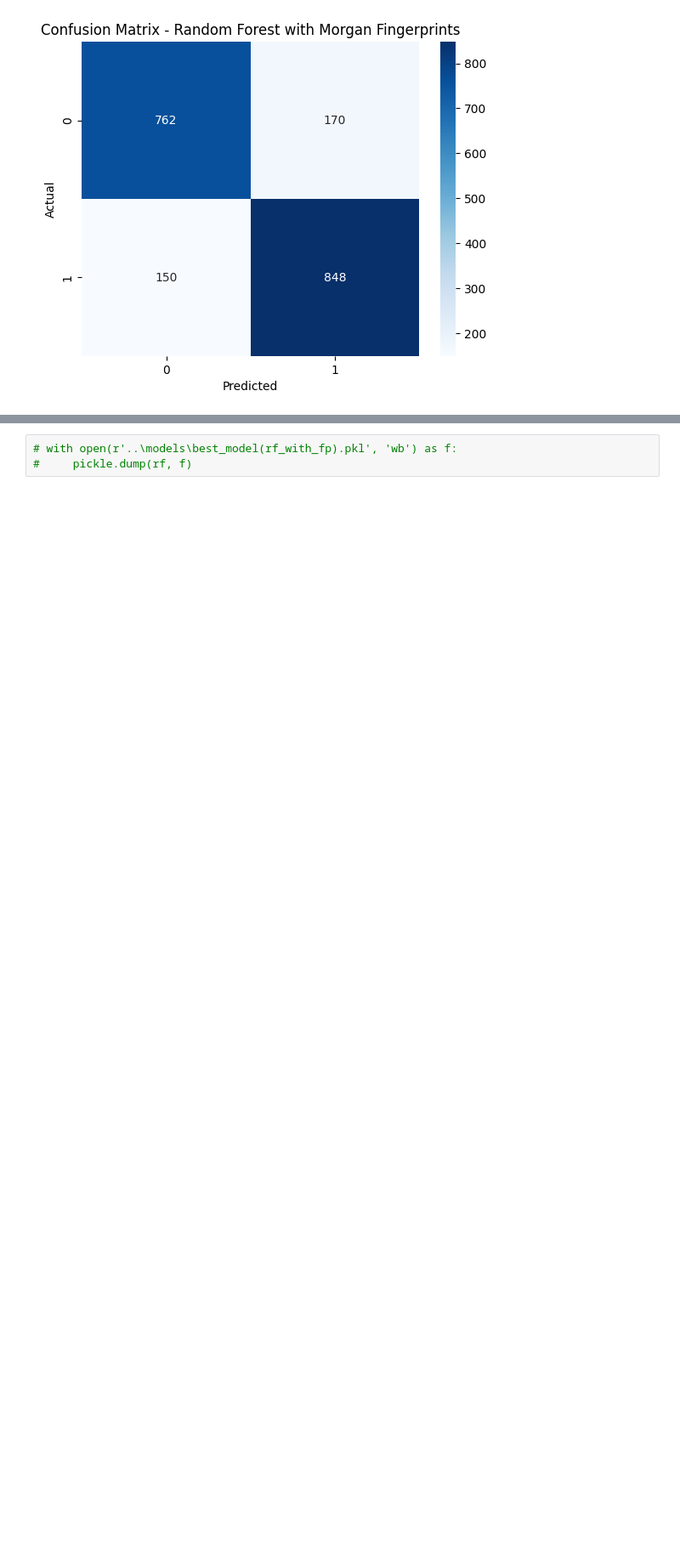
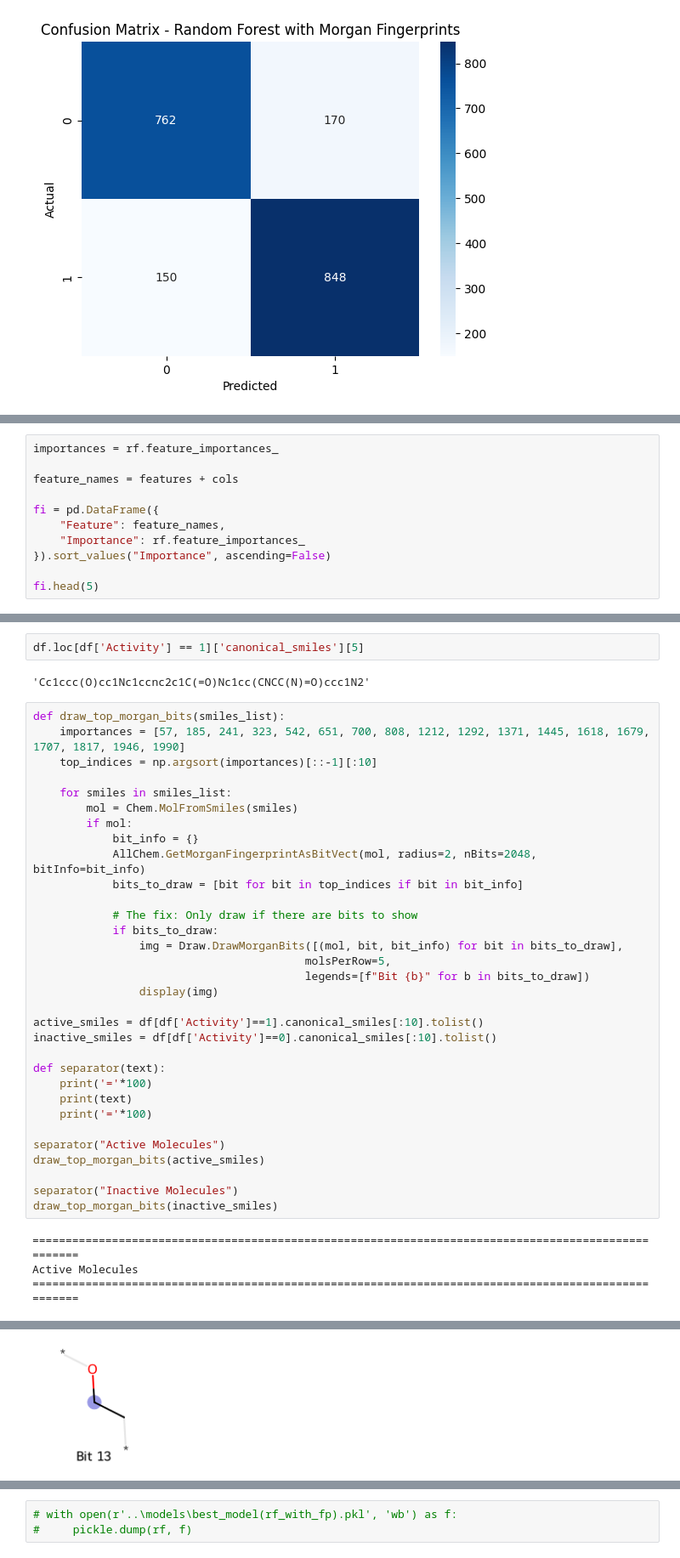
Before and after one commit to Yash-Dhanawate/round2, a Jupyter notebook: notebook/main.ipynb, the cells around one changed output, grey strips where cells are left out. Shown at 85% size. Cells and saved outputs as stored; diff of their text form; blank space fills up the shorter version.

```diff
--- a/notebook/main.ipynb
+++ b/notebook/main.ipynb
@@ -1000,0 +1014,11 @@ The ROC-AUC score for Random Forest (with Morgan Fingerprints) is: 0.8336
+# %%
+importances = rf.feature_importances_
+
+feature_names = features + cols
+
+fi = pd.DataFrame({
+    "Feature": feature_names,
+    "Importance": rf.feature_importances_
+}).sort_values("Importance", ascending=False)
+
+fi.head(5)
@@ -1000,0 +1064,40 @@ The ROC-AUC score for Random Forest (with Morgan Fingerprints) is: 0.8336
+# %%
+df.loc[df['Activity'] == 1]['canonical_smiles'][5]
+# %% [output]
+'Cc1ccc(O)cc1Nc1ccnc2c1C(=O)Nc1cc(CNCC(N)=O)ccc1N2'
+# %%
+def draw_top_morgan_bits(smiles_list):
+    importances = [57, 185, 241, 323, 542, 651, 700, 808, 1212, 1292, 1371, 1445, 1618, 1679, 1707, 1817, 1946, 1990]
+    top_indices = np.argsort(importances)[::-1][:10]
+
+    for smiles in smiles_list:
+        mol = Chem.MolFromSmiles(smiles)
+        if mol:
+            bit_info = {}
+            AllChem.GetMorganFingerprintAsBitVect(mol, radius=2, nBits=2048, bitInfo=bit_info)
+            bits_to_draw = [bit for bit in top_indices if bit in bit_info]
+
+            # The fix: Only draw if there are bits to show
+            if bits_to_draw:
+                img = Draw.DrawMorganBits([(mol, bit, bit_info) for bit in bits_to_draw],
+                                         molsPerRow=5,
+                                         legends=[f"Bit {b}" for b in bits_to_draw])
+                display(img)
+
+active_smiles = df[df['Activity']==1].canonical_smiles[:10].tolist()
+inactive_smiles = df[df['Activity']==0].canonical_smiles[:10].tolist()
+
+def separator(text):
+    print('='*100)
+    print(text)
+    print('='*100)
+
+separator("Active Molecules")
+draw_top_morgan_bits(active_smiles)
+
+separator("Inactive Molecules")
+draw_top_morgan_bits(inactive_smiles)
+# %% [output]
+====================================================================================================
+Active Molecules
+====================================================================================================
@@ -1000,0 +1109 @@ The ROC-AUC score for Random Forest (with Morgan Fingerprints) is: 0.8336
+[figure, added]
```
Also changed, not shown: parts of 16 cells of this notebook, 6 other files.
